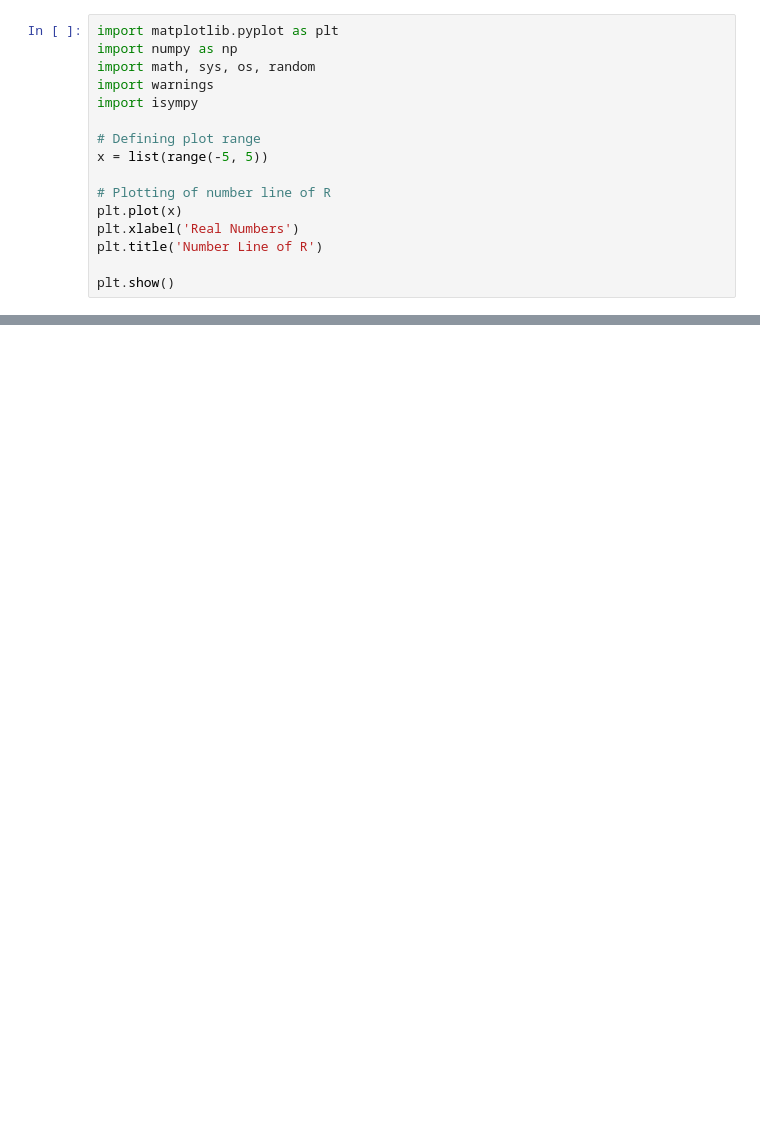
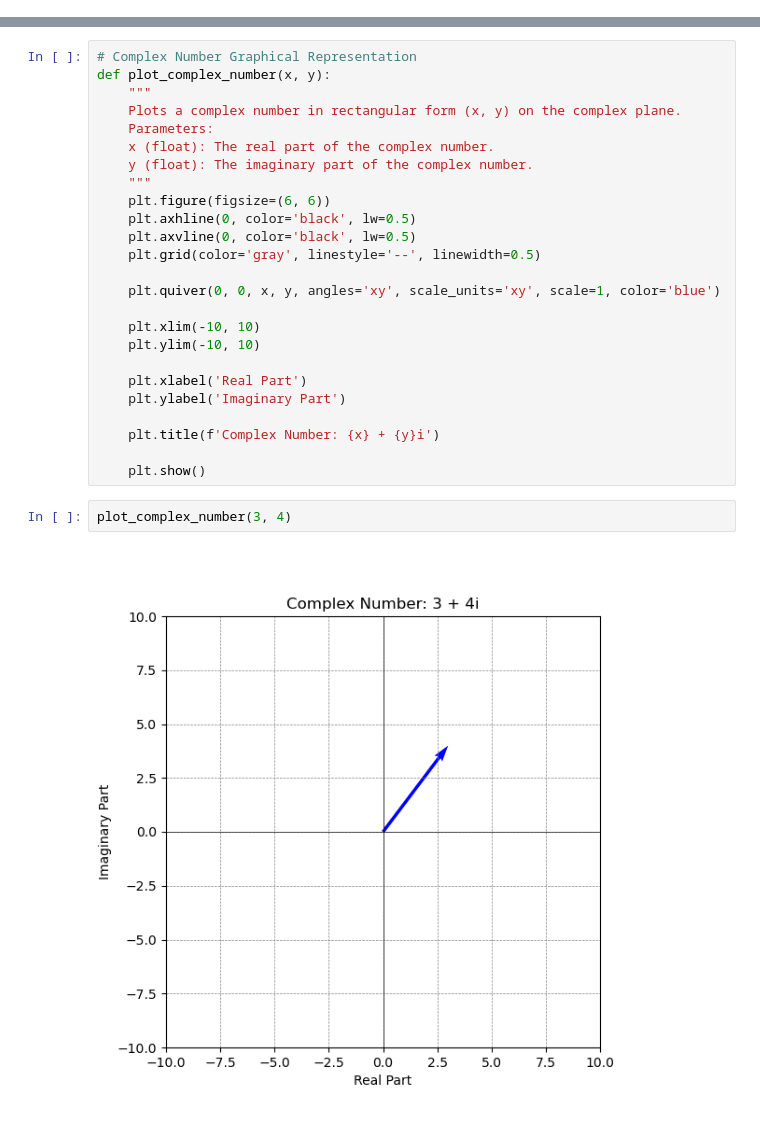
Before and after one commit to zionnpark/qchem-notes, a Jupyter notebook: foundations/introduction.ipynb, the cells around one changed output, grey strips where cells are left out. Saved outputs shown, nothing was run; the diff lists cells and outputs as text; blank space fills up the shorter version.

Commit message:
Added usable functions for converting complex numbers

```diff
--- a/foundations/introduction.ipynb
+++ b/foundations/introduction.ipynb
@@ -22,16 +24,0 @@ When taking a standard real number line,
-# %%
-import matplotlib.pyplot as plt
-import numpy as np
-import math, sys, os, random
-import warnings
-import isympy
-
-# Defining plot range
-x = list(range(-5, 5))
-
-# Plotting of number line of R
-plt.plot(x)
-plt.xlabel('Real Numbers')
-plt.title('Number Line of R')
-
-plt.show()
@@ -74,0 +108,29 @@ These properties can be exploited in determining the quotient of two complex num
+# %%
+# Complex Number Graphical Representation
+def plot_complex_number(x, y):
+    """
+    Plots a complex number in rectangular form (x, y) on the complex plane.
+    Parameters:
+    x (float): The real part of the complex number.
+    y (float): The imaginary part of the complex number.
+    """
+    plt.figure(figsize=(6, 6))
+    plt.axhline(0, color='black', lw=0.5)
+    plt.axvline(0, color='black', lw=0.5)
+    plt.grid(color='gray', linestyle='--', linewidth=0.5)
+
+    plt.quiver(0, 0, x, y, angles='xy', scale_units='xy', scale=1, color='blue')
+
+    plt.xlim(-10, 10)
+    plt.ylim(-10, 10)
+
+    plt.xlabel('Real Part')
+    plt.ylabel('Imaginary Part')
+
+    plt.title(f'Complex Number: {x} + {y}i')
+
+    plt.show()
+# %%
+plot_complex_number(3, 4)
+# %% [output]
+[figure, added]
```
Also changed, not shown: parts of 6 cells of this notebook.
